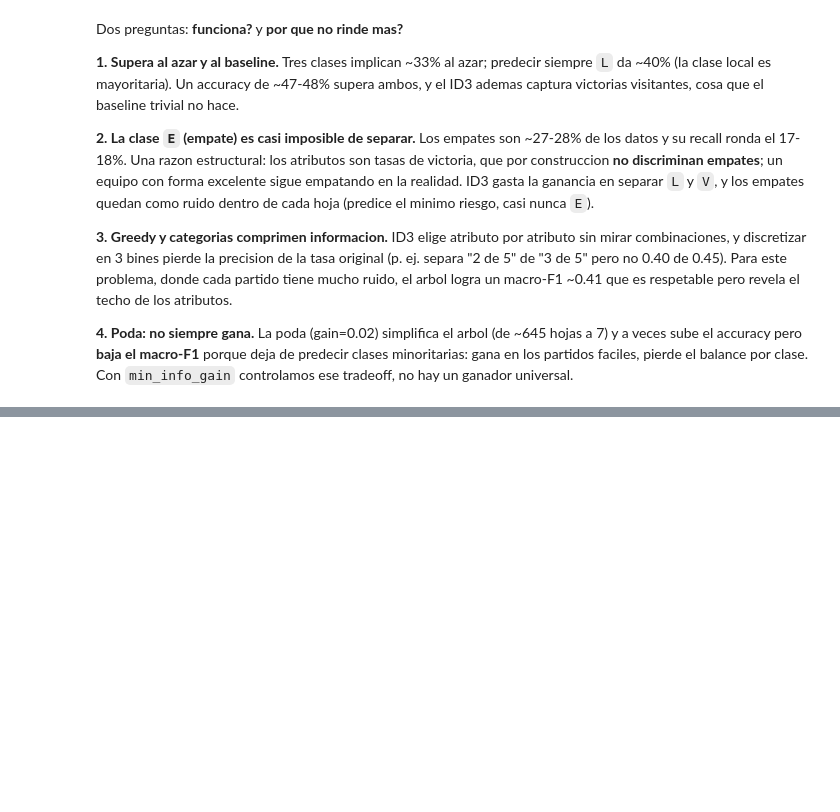
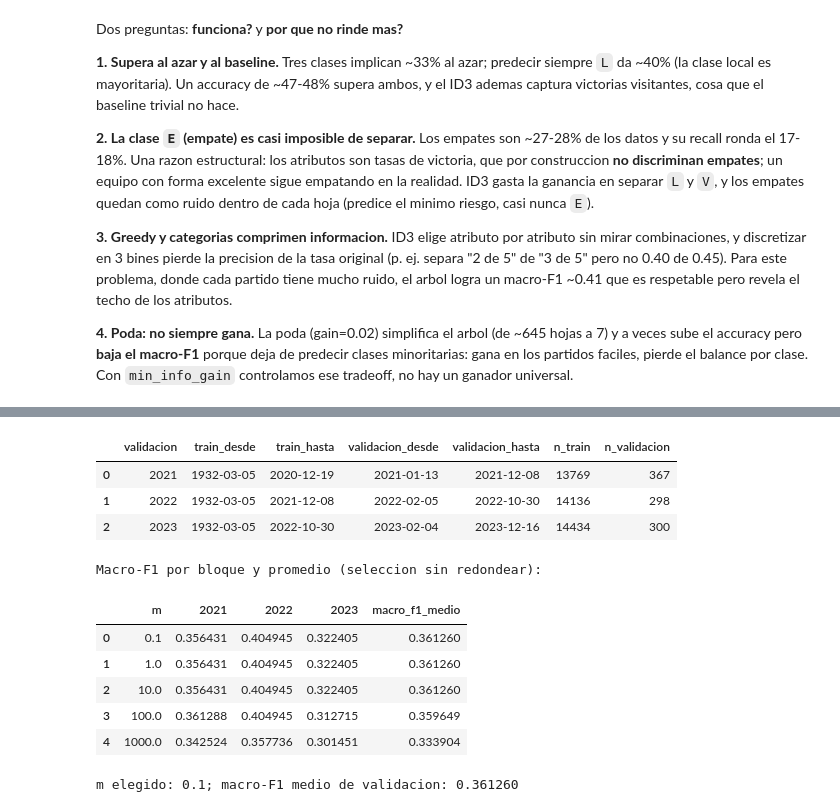
Before and after one commit to agustinocchiuzzi/laboratorioAprendAut1, a Jupyter notebook: notebook.ipynb, the cells around one changed output, grey strips where cells are left out. Cells and saved outputs as stored; diff of their text form; code cells hidden in the pictures; blank space fills up the shorter version.

```diff
--- a/notebook.ipynb
+++ b/notebook.ipynb
@@ -464,0 +494,77 @@ Dos preguntas: **funciona?** y **por que no rinde mas?**
+# %%
+NB_M_GRID = [0.1, 1.0, 10.0, 100.0, 1000.0]
+NB_VALIDATION_YEARS = [2021, 2022, 2023]
+
+
+def nuevo_discretizador_nb():
+    """Copia solo la configuracion; no reutiliza cuantiles ni medianas ajustados."""
+    return MixedTypeDiscretizer(**discretizer.get_params(deep=False))
+
+
+assert train['year'].le(2023).all()
+assert not {'gh', 'ga', 'winner', 'date', 'year'}.intersection(NUMERIC_FEATURES)
+
+nb_folds = []
+nb_validaciones = []
+for nb_anio in NB_VALIDATION_YEARS:
+    nb_train_fold = train.loc[train['year'] < nb_anio]
+    nb_valid_fold = train.loc[train['year'] == nb_anio]
+    assert not nb_train_fold.empty and not nb_valid_fold.empty
+    assert nb_train_fold['date'].max() < nb_valid_fold['date'].min()
+
+    nb_folds.append({
+        'validacion': nb_anio,
+        'train_desde': nb_train_fold['date'].min().date(),
+        'train_hasta': nb_train_fold['date'].max().date(),
+        'validacion_desde': nb_valid_fold['date'].min().date(),
+        'validacion_hasta': nb_valid_fold['date'].max().date(),
+        'n_train': len(nb_train_fold),
+        'n_validacion': len(nb_valid_fold),
+    })
+    nb_discretizador_fold = nuevo_discretizador_nb()
+    nb_X_train_fold = nb_discretizador_fold.fit_transform(
+        nb_train_fold[NUMERIC_FEATURES]
+    )
+    nb_X_valid_fold = nb_discretizador_fold.transform(
+        nb_valid_fold[NUMERIC_FEATURES]
+    )
+    for nb_m in NB_M_GRID:
+        nb_modelo_fold = MEstimateCategoricalNB(m=nb_m)
+        nb_modelo_fold.fit(nb_X_train_fold, nb_train_fold['winner'])
+        nb_pred_valid = nb_modelo_fold.predict(nb_X_valid_fold)
+        nb_validaciones.append({
+            'm': nb_m,
+            'validacion': nb_anio,
+            'macro_f1': f1_score(
+                nb_valid_fold['winner'], nb_pred_valid,
+                labels=CLASSES, average='macro', zero_division=0,
+            ),
+        })
+
+display(pd.DataFrame(nb_folds))
+nb_validaciones = pd.DataFrame(nb_validaciones)
+nb_cv = nb_validaciones.pivot(
+    index='m', columns='validacion', values='macro_f1'
+).rename_axis(columns=None)
+nb_cv['macro_f1_medio'] = nb_cv.mean(axis=1)
+nb_cv = nb_cv.reset_index().sort_values(
+    ['macro_f1_medio', 'm'], ascending=[False, True], kind='stable'
+).reset_index(drop=True)
+nb_m_elegido = float(nb_cv.loc[0, 'm'])
+print('Macro-F1 por bloque y promedio (seleccion sin redondear):')
+display(nb_cv.round(6))
+print(f'm elegido: {nb_m_elegido:g}; '
+      f'macro-F1 medio de validacion: {nb_cv.loc[0, "macro_f1_medio"]:.6f}')
+# %% [output]
+|  | validacion | train_desde | train_hasta | validacion_desde | validacion_hasta | n_train | n_validacion |
+| 0 | 2021 | 1932-03-05 | 2020-12-19 | 2021-01-13 | 2021-12-08 | 13769 | 367 |
+| 1 | 2022 | 1932-03-05 | 2021-12-08 | 2022-02-05 | 2022-10-30 | 14136 | 298 |
+| 2 | 2023 | 1932-03-05 | 2022-10-30 | 2023-02-04 | 2023-12-16 | 14434 | 300 |
+Macro-F1 por bloque y promedio (seleccion sin redondear):
+|  | m | 2021 | 2022 | 2023 | macro_f1_medio |
+| 0 | 0.1 | 0.356431 | 0.404945 | 0.322405 | 0.361260 |
+| 1 | 1.0 | 0.356431 | 0.404945 | 0.322405 | 0.361260 |
+| 2 | 10.0 | 0.356431 | 0.404945 | 0.322405 | 0.361260 |
+| 3 | 100.0 | 0.361288 | 0.404945 | 0.312715 | 0.359649 |
+| 4 | 1000.0 | 0.342524 | 0.357736 | 0.301451 | 0.333904 |
+m elegido: 0.1; macro-F1 medio de validacion: 0.361260
```
Also changed, not shown: parts of 16 cells of this notebook.
